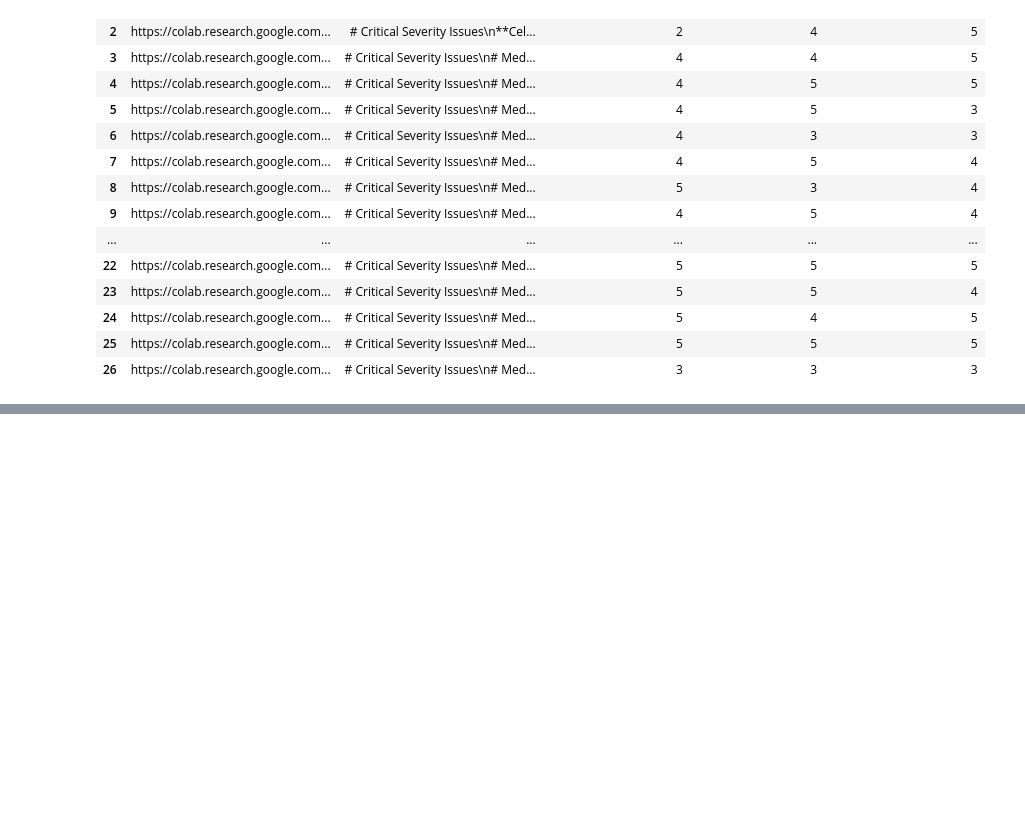
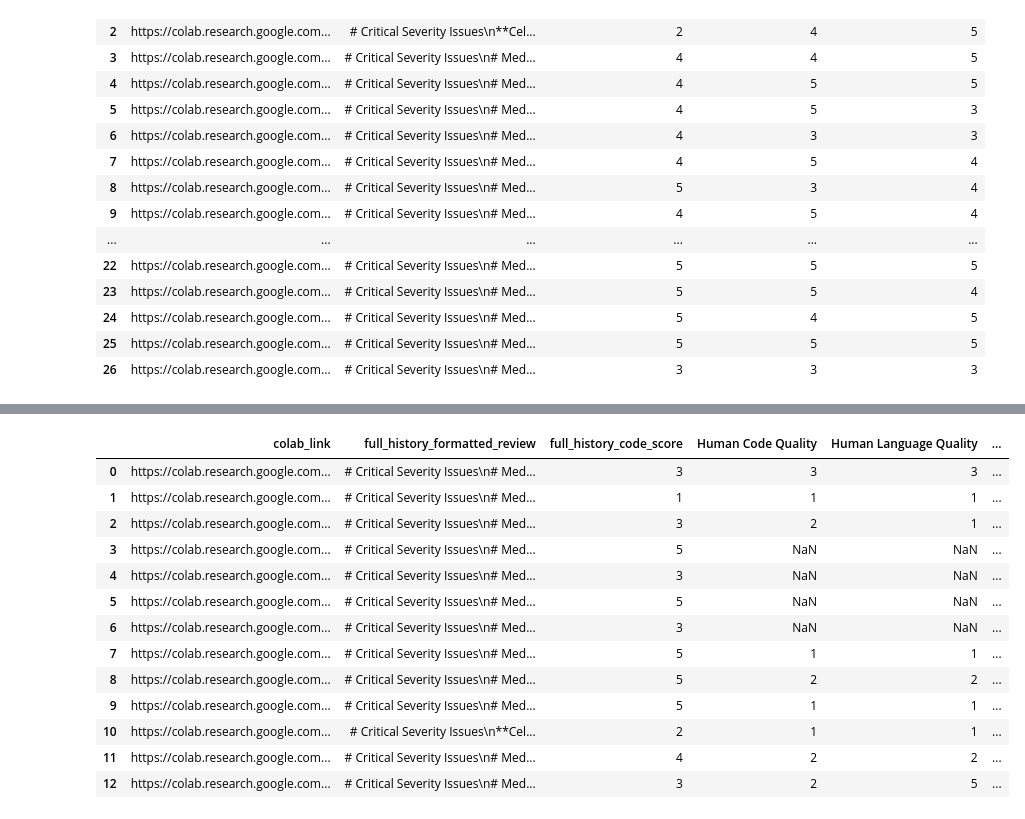
Before and after one commit to alexei-v-tu/character_tasks, a Jupyter notebook: operations/gpt_reviews/full_convo_code_reviewer.ipynb, the cells around one changed output, grey strips where cells are left out. Saved outputs shown, nothing was run; the diff lists cells and outputs as text; code cells hidden in the pictures; blank space fills up the shorter version.

```diff
--- a/operations/gpt_reviews/full_convo_code_reviewer.ipynb
+++ b/operations/gpt_reviews/full_convo_code_reviewer.ipynb
@@ -244,11 +252,11 @@ def get_file_id_from_task_link(task_link):
         print(task_link)
         return None
 
-# Add a new column to the DataFrame for the file IDs
-selected_rows_df['file_id'] = selected_rows_df['Task Link [Google Colab]'].apply(get_file_id_from_task_link)
+## Add a new column to the DataFrame for the file IDs
+#selected_rows_df['file_id'] = selected_rows_df['Task Link [Google Colab]'].apply(get_file_id_from_task_link)
 
 # Apply the function to each row in the DataFrame
-selected_rows_df['revision'] = selected_rows_df.apply(lambda row: get_revision_before_timestamp(row['file_id'], row['Timestamp']) if row['file_id'] is not None else None, axis=1)
+#selected_rows_df['revision'] = selected_rows_df.apply(lambda row: get_revision_before_timestamp(row['file_id'], row['Timestamp']) if row['file_id'] is not None else None, axis=1)
 # %%
 def append_revision_id_to_task_link(task_link, revision):
     if revision is not None:
@@ -448,0 +711,30 @@ notebooks_df
+# %%
+import pandas as pd
+
+notebooks_df = pd.DataFrame(parsed_notebooks)
+notebooks_df['full_history_code_score'] = notebooks_df['raw_review'].apply(lambda x: x.get('score') if x is not None else None)
+notebooks_df.rename(columns={'formatted_review': 'full_history_formatted_review'}, inplace=True)
+notebooks_df = notebooks_df.merge(selected_rows_df[['file_id', 'Code Quality', 'Language Quality', 'Feedback for the Trainer']], left_on='id', right_on='file_id', how='left')
+
+notebooks_df = notebooks_df[['colab_link', 'full_history_formatted_review', 'full_history_code_score', 'Code Quality', 'Language Quality', 'Feedback for the Trainer']]
+
+notebooks_df.rename(columns={'score': 'selected_rows_score', 'Code Quality':'Human Code Quality', 'Language Quality':'Human Language Quality', 'Feedback for the Trainer': 'Human Reviewer Feedback'}, inplace=True)
+notebooks_df['colab_link'] = notebooks_df['colab_link'].str.replace('?', '#')
+from utils import DATA_DIR
+notebooks_df.to_csv(DATA_DIR + 'full_hsitory_df_code_only.csv', index=False)
+notebooks_df
+# %% [output]
+|  | colab_link | full_history_formatted_review | full_history_code_score | Human Code Quality | Human Language Quality | ... |
+| 0 | https://colab.research.google.com... | # Critical Severity Issues\n# Med... | 3 | 3 | 3 | ... |
+| 1 | https://colab.research.google.com... | # Critical Severity Issues\n# Med... | 1 | 1 | 1 | ... |
+| 2 | https://colab.research.google.com... | # Critical Severity Issues\n# Med... | 3 | 2 | 1 | ... |
+| 3 | https://colab.research.google.com... | # Critical Severity Issues\n# Med... | 5 | NaN | NaN | ... |
+| 4 | https://colab.research.google.com... | # Critical Severity Issues\n# Med... | 3 | NaN | NaN | ... |
+| 5 | https://colab.research.google.com... | # Critical Severity Issues\n# Med... | 5 | NaN | NaN | ... |
+| 6 | https://colab.research.google.com... | # Critical Severity Issues\n# Med... | 3 | NaN | NaN | ... |
+| 7 | https://colab.research.google.com... | # Critical Severity Issues\n# Med... | 5 | 1 | 1 | ... |
+| 8 | https://colab.research.google.com... | # Critical Severity Issues\n# Med... | 5 | 2 | 2 | ... |
+| 9 | https://colab.research.google.com... | # Critical Severity Issues\n# Med... | 5 | 1 | 1 | ... |
+| 10 | https://colab.research.google.com... | # Critical Severity Issues\n**Cel... | 2 | 1 | 1 | ... |
+| 11 | https://colab.research.google.com... | # Critical Severity Issues\n# Med... | 4 | 2 | 2 | ... |
+| 12 | https://colab.research.google.com... | # Critical Severity Issues\n# Med... | 3 | 2 | 5 | ... |
```
Also changed, not shown: parts of 20 cells of this notebook, 7 other files.
